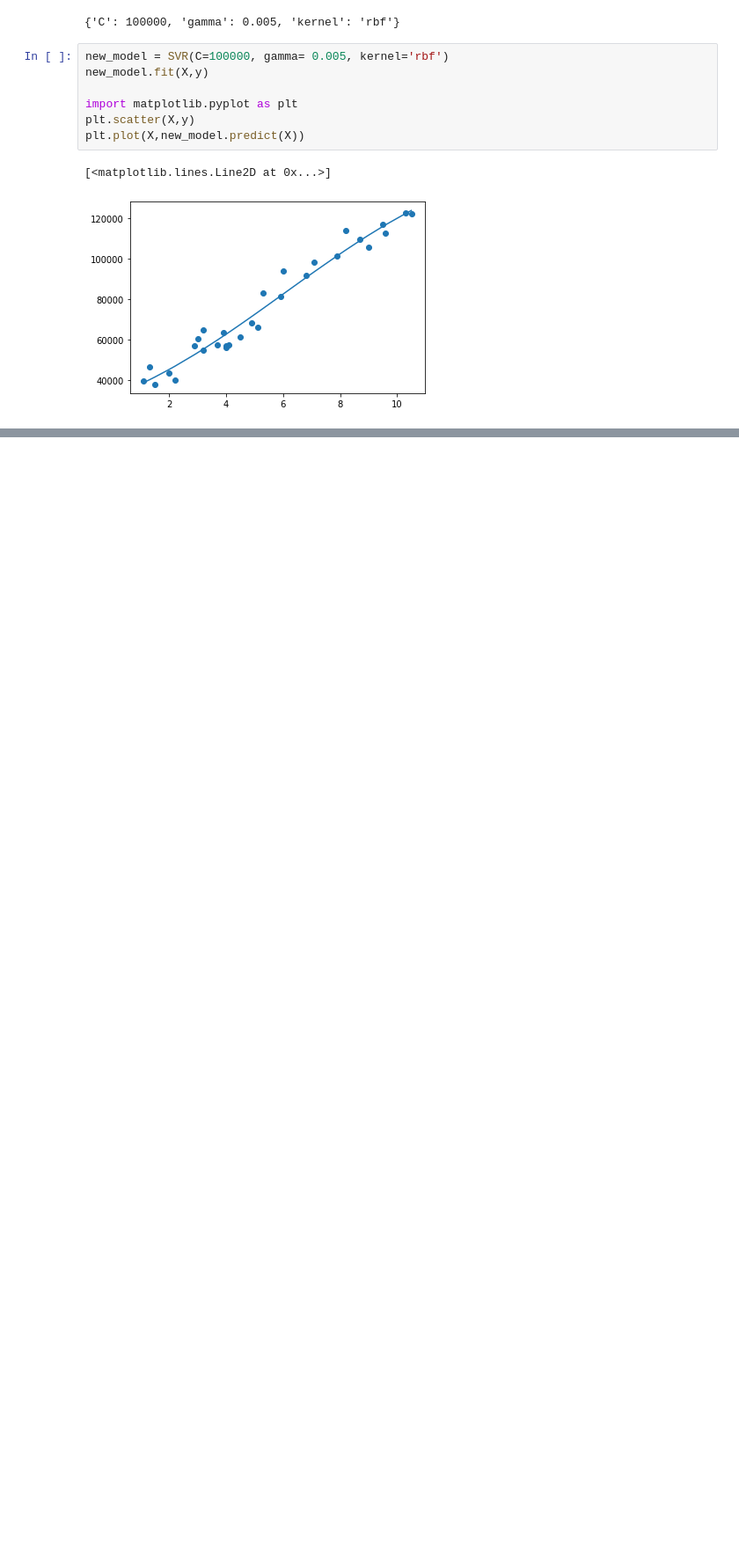
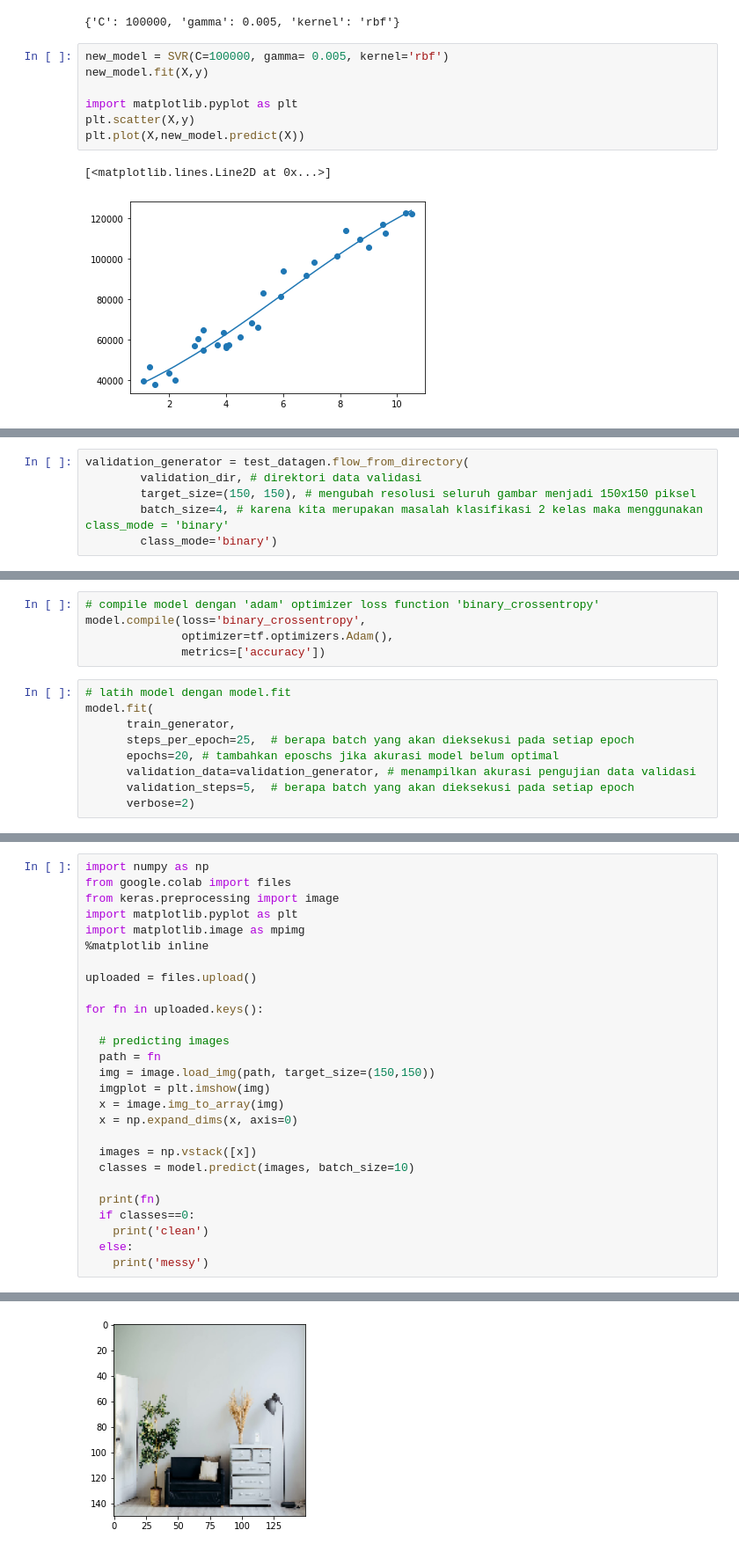
Before and after one commit to irfandahusni/Machine-Learning-Developer-Dicoding, a Jupyter notebook: notebook/WholeNotebook.ipynb, the cells around one changed output, grey strips where cells are left out. Shown at 88% size. Cells and saved outputs as stored; diff of their text form; blank space fills up the shorter version.

```diff
--- a/notebook/WholeNotebook.ipynb
+++ b/notebook/WholeNotebook.ipynb
@@ -44,0 +118,6 @@ KeyError: ignored
+# %%
+validation_generator = test_datagen.flow_from_directory(
+        validation_dir, # direktori data validasi
+        target_size=(150, 150), # mengubah resolusi seluruh gambar menjadi 150x150 piksel
+        batch_size=4, # karena kita merupakan masalah klasifikasi 2 kelas maka menggunakan class_mode = 'binary'
+        class_mode='binary')
@@ -44,0 +140,14 @@ KeyError: ignored
+# %%
+# compile model dengan 'adam' optimizer loss function 'binary_crossentropy'
+model.compile(loss='binary_crossentropy',
+              optimizer=tf.optimizers.Adam(),
+              metrics=['accuracy'])
+# %%
+# latih model dengan model.fit
+model.fit(
+      train_generator,
+      steps_per_epoch=25,  # berapa batch yang akan dieksekusi pada setiap epoch
+      epochs=20, # tambahkan eposchs jika akurasi model belum optimal
+      validation_data=validation_generator, # menampilkan akurasi pengujian data validasi
+      validation_steps=5,  # berapa batch yang akan dieksekusi pada setiap epoch
+      verbose=2)
@@ -44,0 +173,28 @@ KeyError: ignored
+# %%
+import numpy as np
+from google.colab import files
+from keras.preprocessing import image
+import matplotlib.pyplot as plt
+import matplotlib.image as mpimg
+%matplotlib inline
+
+uploaded = files.upload()
+
+for fn in uploaded.keys():
+
+  # predicting images
+  path = fn
+  img = image.load_img(path, target_size=(150,150))
+  imgplot = plt.imshow(img)
+  x = image.img_to_array(img)
+  x = np.expand_dims(x, axis=0)
+
+  images = np.vstack([x])
+  classes = model.predict(images, batch_size=10)
+
+  print(fn)
+  if classes==0:
+    print('clean')
+  else:
+    print('messy')
+# %% [output]
@@ -44,0 +205 @@ KeyError: ignored
+[figure, added]
```
Also changed, not shown: parts of 13 cells of this notebook, 1 other file.
